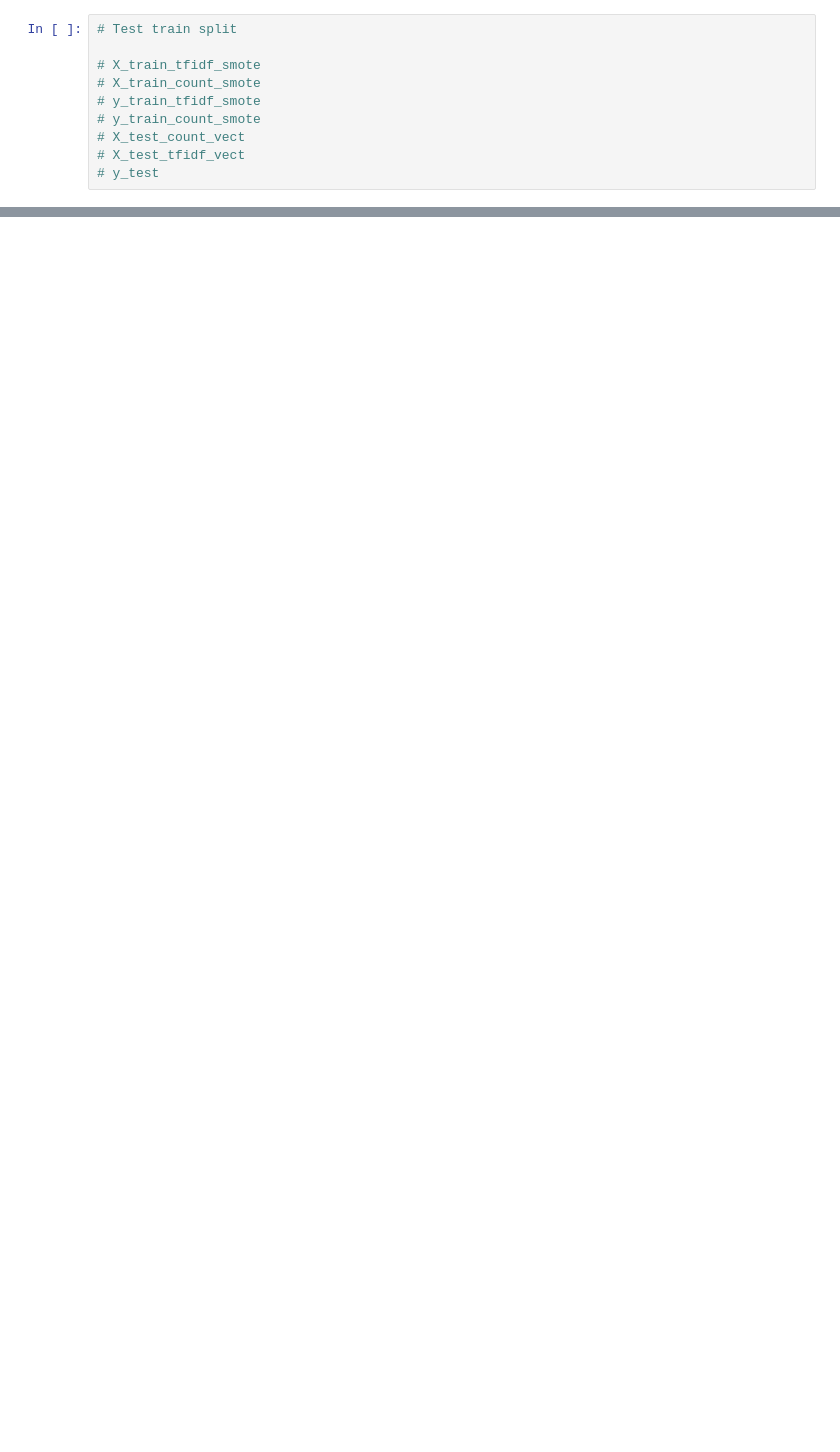
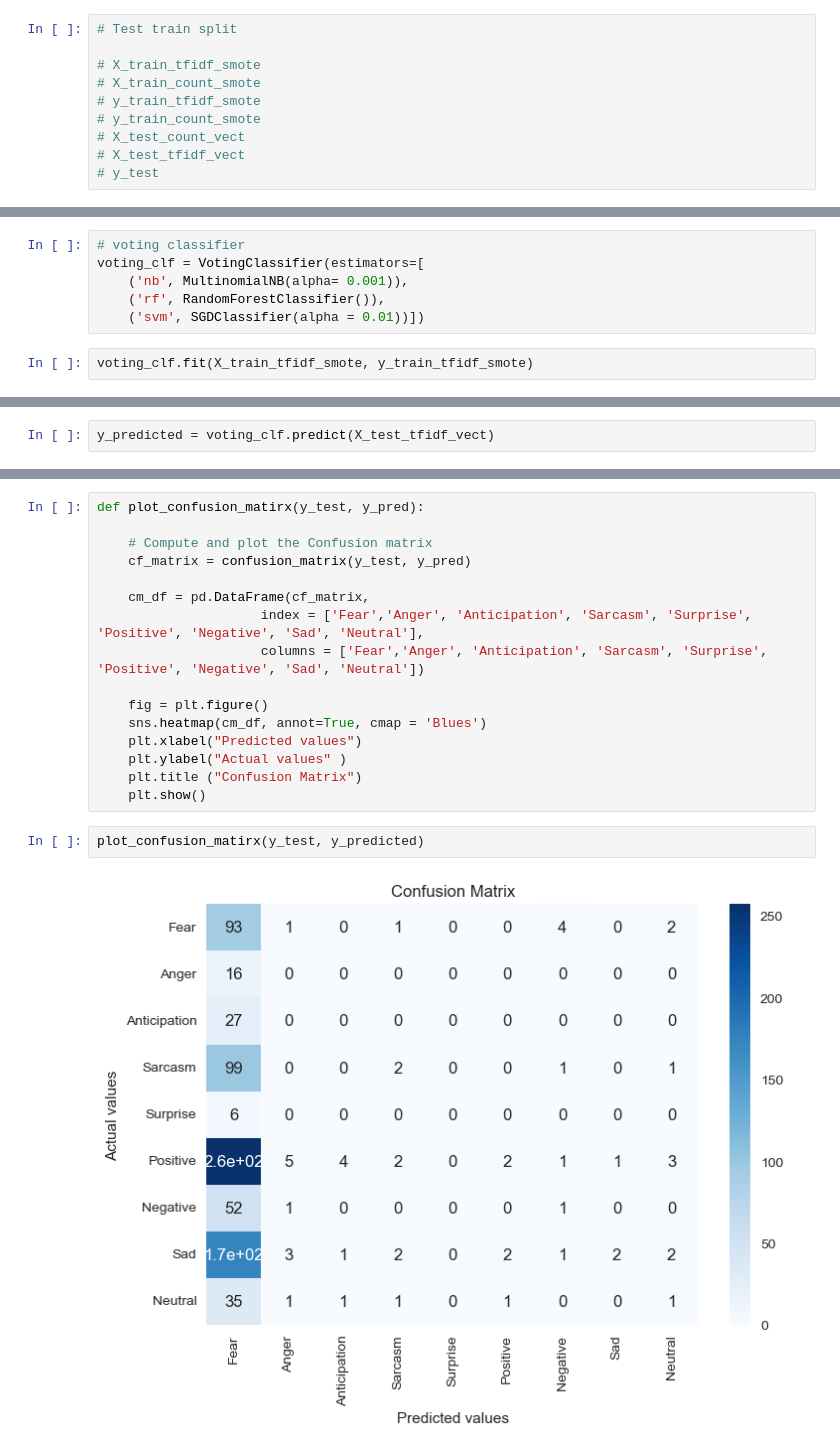
Before and after one commit to thirukos/MachineLearning-SentimentAnalysis, a Jupyter notebook: Models/EnsembleModel.ipynb, the cells around one changed output, grey strips where cells are left out. Drawn from its saved outputs; the diff is of its cells as text; blank space fills up the shorter version.

```diff
--- a/Models/EnsembleModel.ipynb
+++ b/Models/EnsembleModel.ipynb
@@ -130,0 +152,8 @@ print('naive bayes tfidf accuracy %s' % accuracy_score(y_pred, y_val))
+# %%
+# voting classifier
+voting_clf = VotingClassifier(estimators=[
+    ('nb', MultinomialNB(alpha= 0.001)),
+    ('rf', RandomForestClassifier()),
+    ('svm', SGDClassifier(alpha = 0.01))])
+# %%
+voting_clf.fit(X_train_tfidf_smote, y_train_tfidf_smote)
@@ -130,0 +171,2 @@ print('naive bayes tfidf accuracy %s' % accuracy_score(y_pred, y_val))
+# %%
+y_predicted = voting_clf.predict(X_test_tfidf_vect)
@@ -130,0 +177,20 @@ print('naive bayes tfidf accuracy %s' % accuracy_score(y_pred, y_val))
+# %%
+def plot_confusion_matirx(y_test, y_pred):
+
+    # Compute and plot the Confusion matrix
+    cf_matrix = confusion_matrix(y_test, y_pred)
+
+    cm_df = pd.DataFrame(cf_matrix,
+                     index = ['Fear','Anger', 'Anticipation', 'Sarcasm', 'Surprise', 'Positive', 'Negative', 'Sad', 'Neutral'],
+                     columns = ['Fear','Anger', 'Anticipation', 'Sarcasm', 'Surprise', 'Positive', 'Negative', 'Sad', 'Neutral'])
+
+    fig = plt.figure()
+    sns.heatmap(cm_df, annot=True, cmap = 'Blues')
+    plt.xlabel("Predicted values")
+    plt.ylabel("Actual values" )
+    plt.title ("Confusion Matrix")
+    plt.show()
+# %%
+plot_confusion_matirx(y_test, y_predicted)
+# %% [output]
+[figure, added]
```
Also changed, not shown: parts of 19 cells of this notebook, 2 other files.
